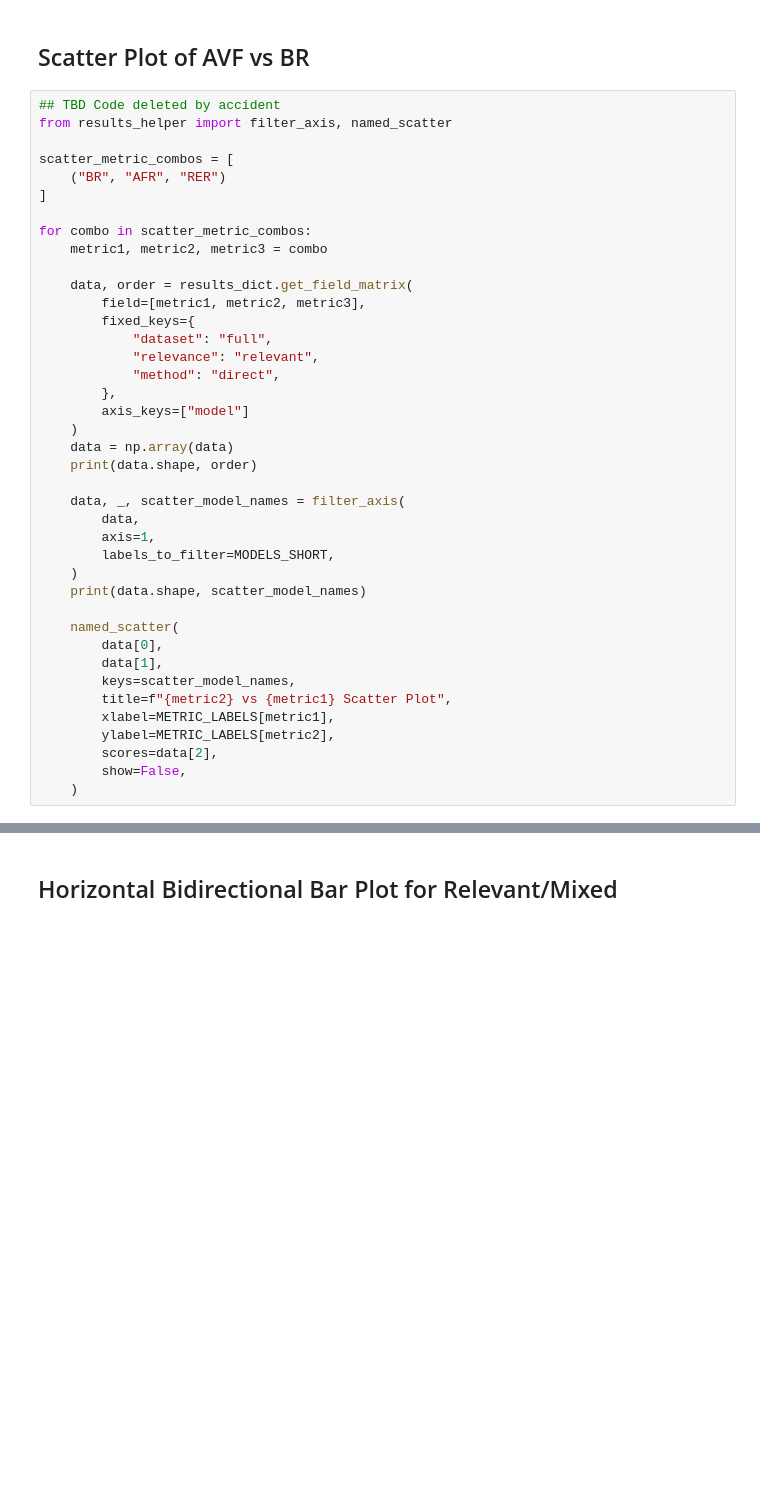
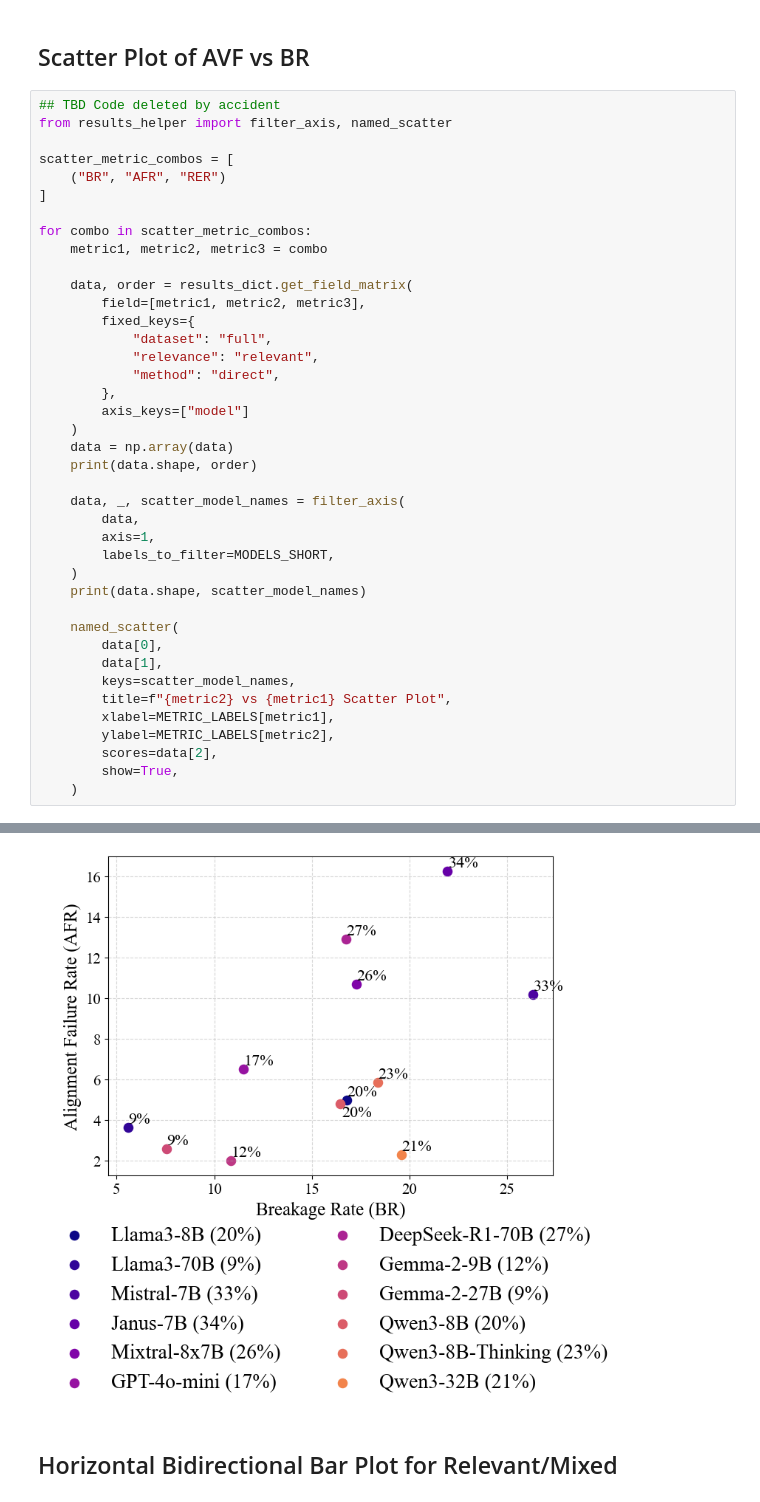
Before and after one commit to chimaobi-okite/pref_aligner, a Jupyter notebook: process_results.ipynb, the cells around one changed output, grey strips where cells are left out. Drawn from its saved outputs; the diff is of its cells as text; blank space fills up the shorter version.

```diff
--- a/process_results.ipynb
+++ b/process_results.ipynb
@@ -118,34 +118,35 @@ for combo in scatter_metric_combos:
         fixed_keys={
             "dataset": "full",
             "relevance": "relevant",
             "method": "direct",
         },
         axis_keys=["model"]
     )
     data = np.array(data)
     print(data.shape, order)
 
     data, _, scatter_model_names = filter_axis(
         data,
         axis=1,
         labels_to_filter=MODELS_SHORT,
     )
     print(data.shape, scatter_model_names)
 
     named_scatter(
         data[0],
         data[1],
         keys=scatter_model_names,
         title=f"{metric2} vs {metric1} Scatter Plot",
         xlabel=METRIC_LABELS[metric1],
         ylabel=METRIC_LABELS[metric2],
         scores=data[2],
-        show=False,
+        show=True,
     )
 # %% [output]
 (3, 13) ['field', 'model']
 (3, 12) ['Llama3-8B', 'Llama3-70B', 'Mistral-7B', 'Janus-7B', 'Mixtral-8x7B', 'GPT-4o-mini', 'DeepSeek-R1-70B', 'Gemma-2-9B', 'Gemma-2-27B', 'Qwen3-8B', 'Qwen3-8B-Thinking', 'Qwen3-32B']
 Modifying
+[figure, added]
 # %% [markdown]
 ## Horizontal Bidirectional Bar Plot for Relevant/Mixed
 # %%
```
Also changed, not shown: parts of 10 cells of this notebook, 43 other files.
